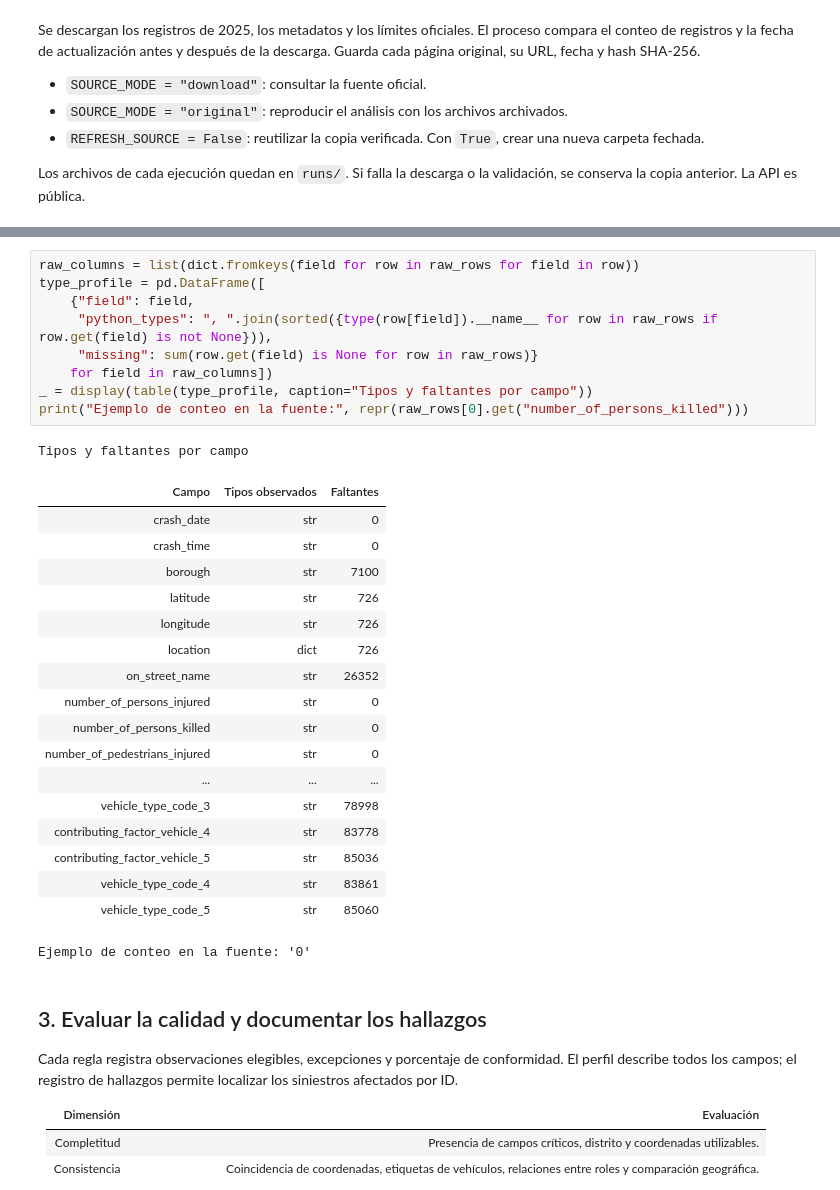
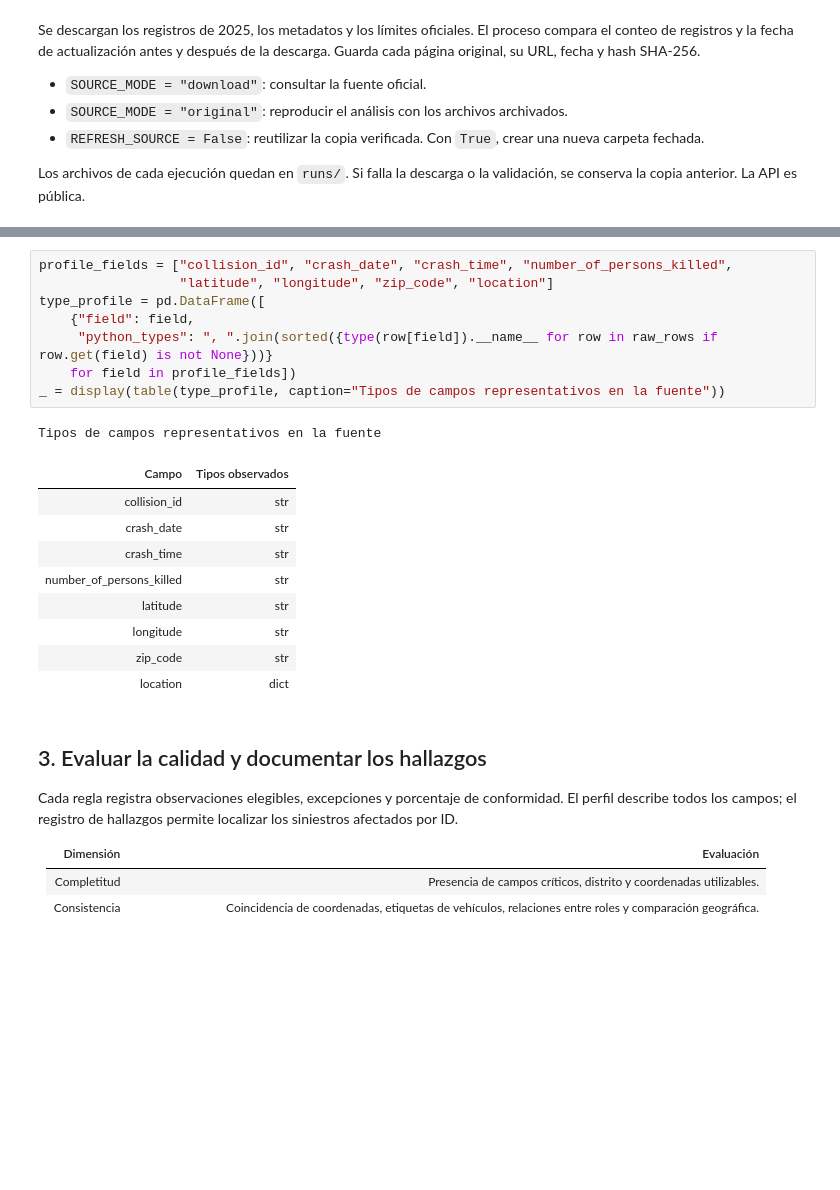
Before and after one commit to CrisRPia/nyc-collisions-data-quality, a Jupyter notebook: data_quality_project.ipynb, the cells around one changed output, grey strips where cells are left out. Saved outputs shown, nothing was run; the diff lists cells and outputs as text; blank space fills up the shorter version.

```diff
--- a/data_quality_project.ipynb
+++ b/data_quality_project.ipynb
@@ -180,34 +150,24 @@ Metadatos de adquisición
 Documentación: [tipo Number de Socrata](https://dev.socrata.com/docs/datatypes/number.html)
 y [paginación de la API](https://dev.socrata.com/consumers/getting-started).
 # %%
-raw_columns = list(dict.fromkeys(field for row in raw_rows for field in row))
+profile_fields = ["collision_id", "crash_date", "crash_time", "number_of_persons_killed",
+                  "latitude", "longitude", "zip_code", "location"]
 type_profile = pd.DataFrame([
     {"field": field,
-     "python_types": ", ".join(sorted({type(row[field]).__name__ for row in raw_rows if row.get(field) is not None})),
-     "missing": sum(row.get(field) is None for row in raw_rows)}
-    for field in raw_columns])
-_ = display(table(type_profile, caption="Tipos y faltantes por campo"))
-print("Ejemplo de conteo en la fuente:", repr(raw_rows[0].get("number_of_persons_killed")))
+     "python_types": ", ".join(sorted({type(row[field]).__name__ for row in raw_rows if row.get(field) is not None}))}
+    for field in profile_fields])
+_ = display(table(type_profile, caption="Tipos de campos representativos en la fuente"))
 # %% [output]
-Tipos y faltantes por campo
+Tipos de campos representativos en la fuente
-| Campo | Tipos observados | Faltantes |
-| crash_date | str | 0 |
-| crash_time | str | 0 |
-| borough | str | 7100 |
-| latitude | str | 726 |
-| longitude | str | 726 |
-| location | dict | 726 |
-| on_street_name | str | 26352 |
-| number_of_persons_injured | str | 0 |
-| number_of_persons_killed | str | 0 |
-| number_of_pedestrians_injured | str | 0 |
-| ... | ... | ... |
-| vehicle_type_code_3 | str | 78998 |
-| contributing_factor_vehicle_4 | str | 83778 |
-| contributing_factor_vehicle_5 | str | 85036 |
-| vehicle_type_code_4 | str | 83861 |
-| vehicle_type_code_5 | str | 85060 |
+| Campo | Tipos observados |
+| collision_id | str |
+| crash_date | str |
+| crash_time | str |
+| number_of_persons_killed | str |
+| latitude | str |
+| longitude | str |
+| zip_code | str |
+| location | dict |
-Ejemplo de conteo en la fuente: '0'
 # %% [markdown]
 ## 3. Evaluar la calidad y documentar los hallazgos
 
```
Also changed, not shown: parts of 16 cells of this notebook, 1 other file.
